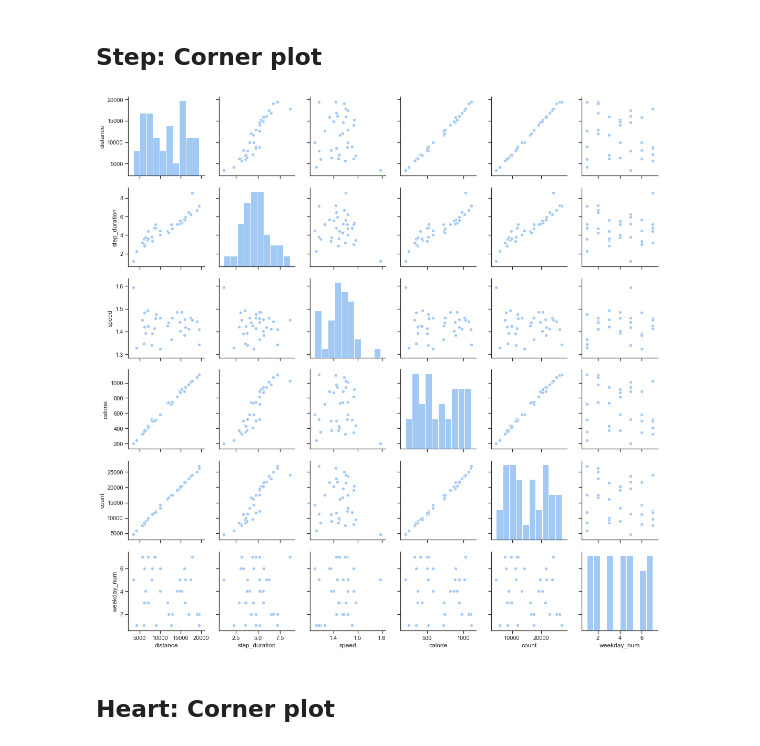
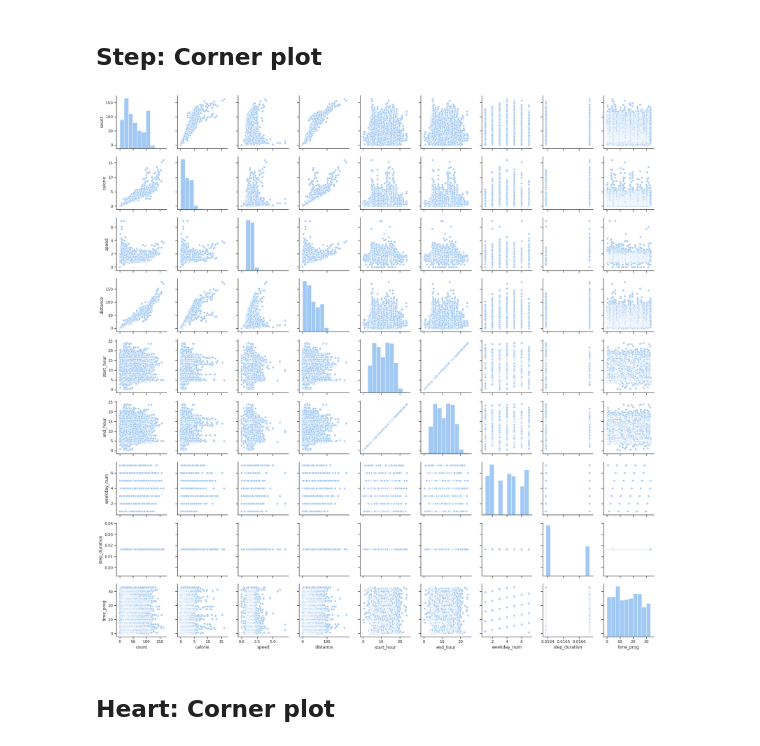
Before and after one commit to Heringer-Epson/Lantern, a Jupyter notebook: course_python/project/Project_Epson.ipynb, the cells around one changed output. Saved outputs shown, nothing was run; the diff lists cells and outputs as text; code cells hidden in the pictures.

```diff
--- a/course_python/project/Project_Epson.ipynb
+++ b/course_python/project/Project_Epson.ipynb
@@ -302,7 +293,7 @@ starttime_obj = Retrieve_Timestamps(
   step_df['start_time'].values, step_df['time_offset'].values, 'UTC', 'datestr', time_format).out
 endtime_obj = Retrieve_Timestamps(
   step_df['end_time'].values, step_df['time_offset'].values, 'UTC', 'datestr', time_format).out
-step_df['Start_time_obj_step'] = starttime_obj
+step_df['Start_time_obj'] = starttime_obj
 
 #Compute the measurement date (without including hour--for merging purposes).
 step_df['date'] = np.array([t.strftime('%Y/%m/%d') for t in starttime_obj])
@@ -596,10 +658,9 @@ Counter({'Casual walking': 219, 'Custom': 40, 'Swimming': 30, 'Fast walking': 29
 ## Step: Corner plot
 # %%
 #Note, all entries are in the same timezone, UTC-0300
-#Here, use the granular dataframe.
-g = sns.pairplot(step_agg_df)
+g = sns.pairplot(step_df)
 # %% [output]
-[figure, old version]
+[figure, new version]
 # %% [markdown]
 ## Heart: Corner plot
 # %%
```
Also changed, not shown: parts of 26 cells of this notebook.
